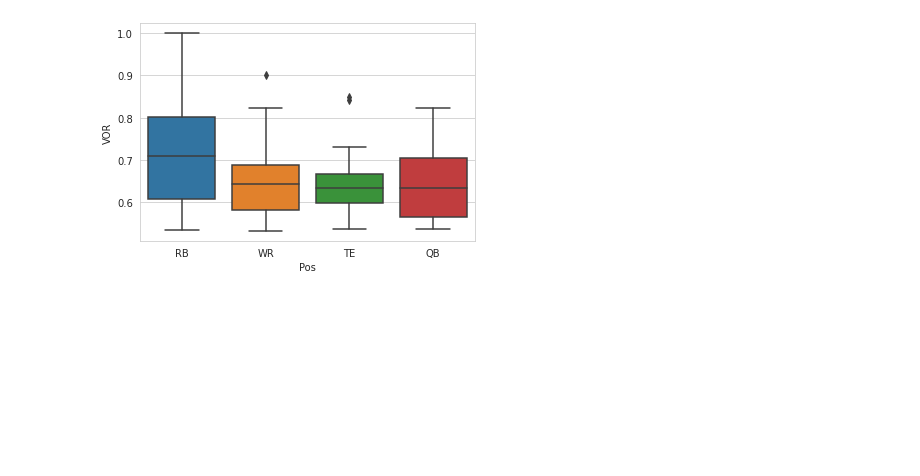
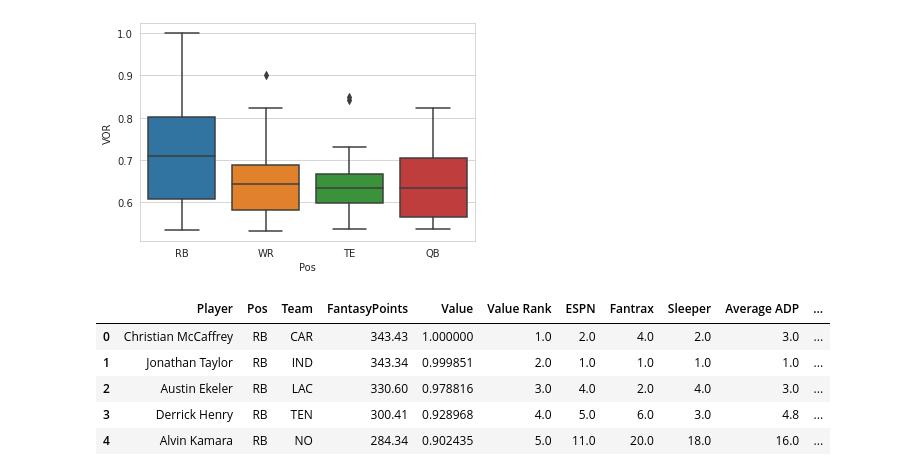
Before and after one commit to oldgreg07/Journey-to-the-Center-of-Python, a Jupyter notebook: ExploringPandas.ipynb, the cells around one changed output. Cells and saved outputs as stored; diff of their text form; code cells hidden in the pictures; blank space fills up the shorter version.

```diff
--- a/ExploringPandas.ipynb
+++ b/ExploringPandas.ipynb
@@ -242,0 +255,11 @@ sns.boxplot(x=df_copy['Pos'], y=df_copy['VOR']);
+# %%
+final_df = df.merge(adp_df, how='left', on=['Player', 'Pos', 'Team'])
+
+final_df.head()
+# %% [output]
+|  | Player | Pos | Team | FantasyPoints | Value | Value Rank | ESPN | Fantrax | Sleeper | Average ADP | ... |
+| 0 | Christian McCaffrey | RB | CAR | 343.43 | 1.000000 | 1.0 | 2.0 | 4.0 | 2.0 | 3.0 | ... |
+| 1 | Jonathan Taylor | RB | IND | 343.34 | 0.999851 | 2.0 | 1.0 | 1.0 | 1.0 | 1.0 | ... |
+| 2 | Austin Ekeler | RB | LAC | 330.60 | 0.978816 | 3.0 | 4.0 | 2.0 | 4.0 | 3.0 | ... |
+| 3 | Derrick Henry | RB | TEN | 300.41 | 0.928968 | 4.0 | 5.0 | 6.0 | 3.0 | 4.8 | ... |
+| 4 | Alvin Kamara | RB | NO | 284.34 | 0.902435 | 5.0 | 11.0 | 20.0 | 18.0 | 16.0 | ... |
```
Also changed, not shown: parts of 4 cells of this notebook.
